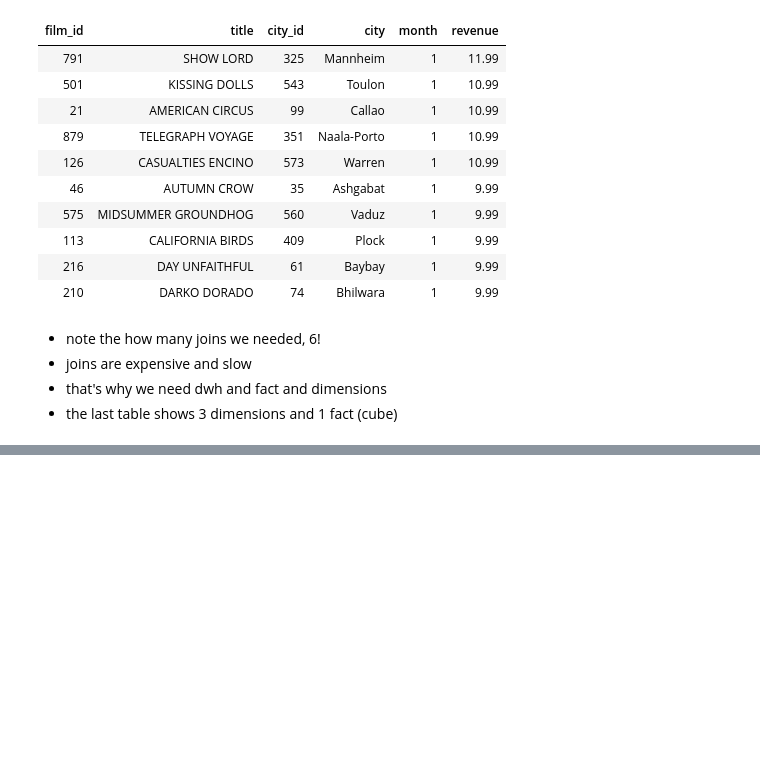
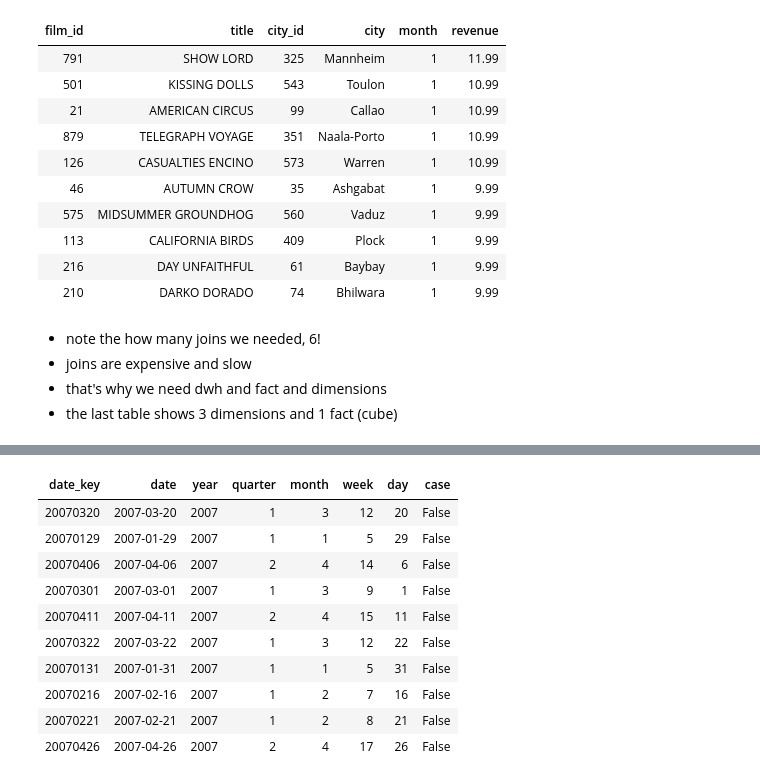
Before and after one commit to eslamdyab21/Knowledge-Hub, a Jupyter notebook: Courses/Udacity-DWH/3NF-2-Star/notebook.ipynb, the cells around one changed output, grey strips where cells are left out. Cells and saved outputs as stored; diff of their text form; code cells hidden in the pictures; blank space fills up the shorter version.

Commit message:
create dim and fact tables and sql etl to load them with data

```diff
--- a/Courses/Udacity-DWH/3NF-2-Star/notebook.ipynb
+++ b/Courses/Udacity-DWH/3NF-2-Star/notebook.ipynb
@@ -512,0 +635,28 @@ select_query(query)
+# %%
+query = ("""
+    select distinct(to_char(payment_date::DATE, 'yyyyMMDD')::integer) as date_key,
+           date(payment_date)                                         as date,
+           extract(year from payment_date)                            as year,
+           extract(quarter from payment_date)                         as quarter,
+           extract(month from payment_date)                           as month,
+           extract(week from payment_date)                            as week,
+           extract(day from payment_date)                             as day,
+           case
+               when extract(isodow from payment_date) in (6,7) then true
+               else false
+           end
+    from payment limit 10;
+""")
+select_query(query)
+# %% [output]
+| date_key | date | year | quarter | month | week | day | case |
+| 20070320 | 2007-03-20 | 2007 | 1 | 3 | 12 | 20 | False |
+| 20070129 | 2007-01-29 | 2007 | 1 | 1 | 5 | 29 | False |
+| 20070406 | 2007-04-06 | 2007 | 2 | 4 | 14 | 6 | False |
+| 20070301 | 2007-03-01 | 2007 | 1 | 3 | 9 | 1 | False |
+| 20070411 | 2007-04-11 | 2007 | 2 | 4 | 15 | 11 | False |
+| 20070322 | 2007-03-22 | 2007 | 1 | 3 | 12 | 22 | False |
+| 20070131 | 2007-01-31 | 2007 | 1 | 1 | 5 | 31 | False |
+| 20070216 | 2007-02-16 | 2007 | 1 | 2 | 7 | 16 | False |
+| 20070221 | 2007-02-21 | 2007 | 1 | 2 | 8 | 21 | False |
+| 20070426 | 2007-04-26 | 2007 | 2 | 4 | 17 | 26 | False |
```
Also changed, not shown: parts of 40 cells of this notebook, 1 other file.
